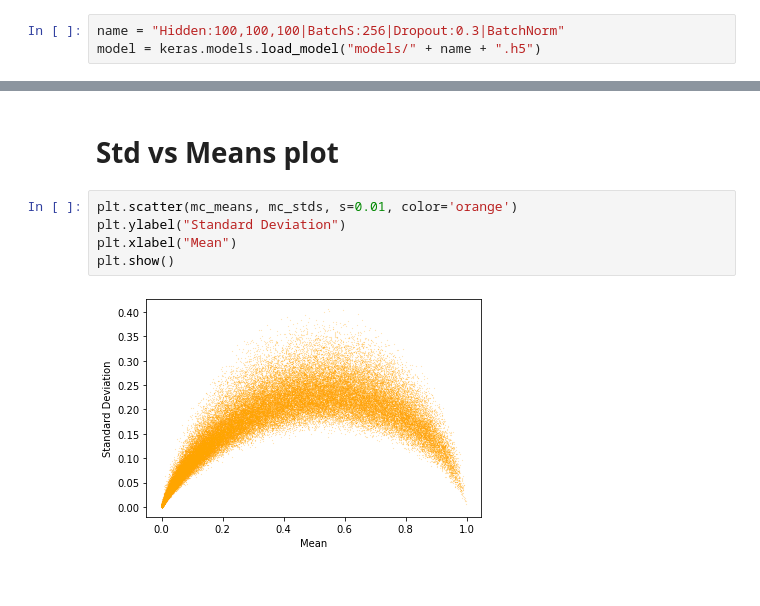
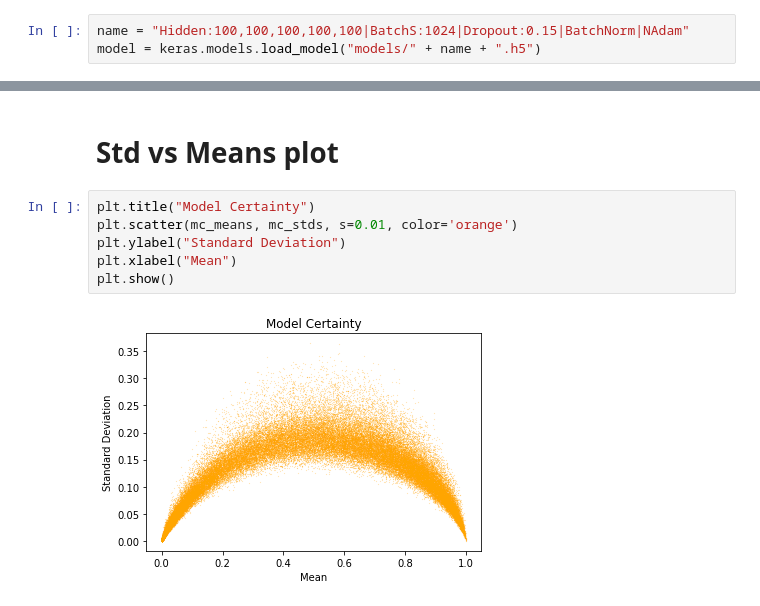
Before and after one commit to GilbertoCunha/LHC-VLQ-Classifier, a Jupyter notebook: VLQs/ModelEvaluation.ipynb, the cells around one changed output, grey strips where cells are left out. Cells and saved outputs as stored; diff of their text form.

Commit message:
automate model building

```diff
--- a/VLQs/ModelEvaluation.ipynb
+++ b/VLQs/ModelEvaluation.ipynb
@@ -43,7 +38,7 @@ X_train.drop(["Sample", "gen_weights"], axis=1, inplace=True)
 # %% [markdown]
 ## Import model
 # %%
-name = "Hidden:100,100,100|BatchS:256|Dropout:0.3|BatchNorm"
+name = "Hidden:100,100,100,100,100|BatchS:1024|Dropout:0.15|BatchNorm|NAdam"
 model = keras.models.load_model("models/" + name + ".h5")
 # %% [markdown]
 ## Metrics
@@ -167,9 +162,10 @@ plt.show()
 # %% [markdown]
 # Std vs Means plot
 # %%
+plt.title("Model Certainty")
 plt.scatter(mc_means, mc_stds, s=0.01, color='orange')
 plt.ylabel("Standard Deviation")
 plt.xlabel("Mean")
 plt.show()
 # %% [output]
-[figure, old version]
+[figure, new version]
```
Also changed, not shown: parts of 9 cells of this notebook, 1 other file.
